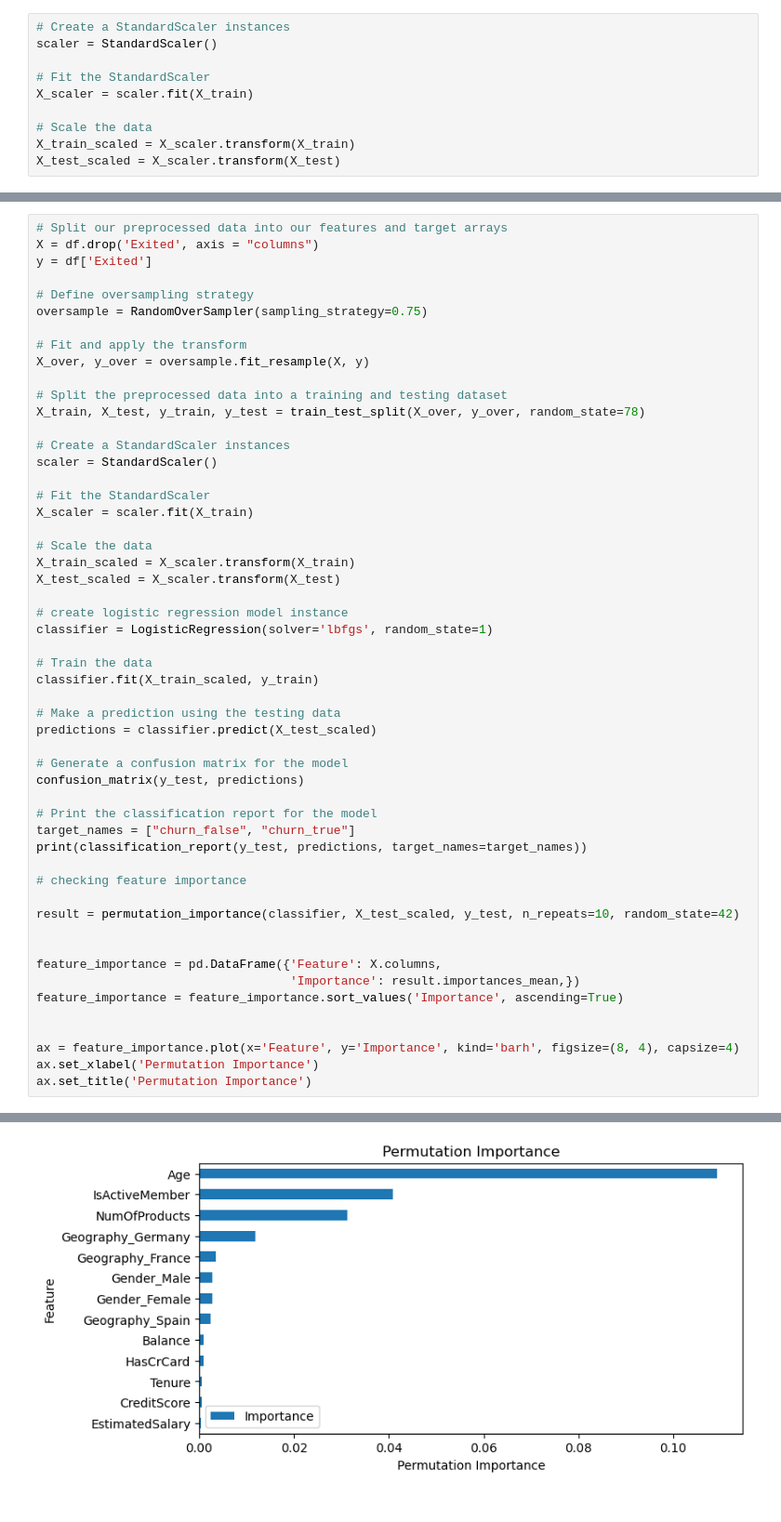
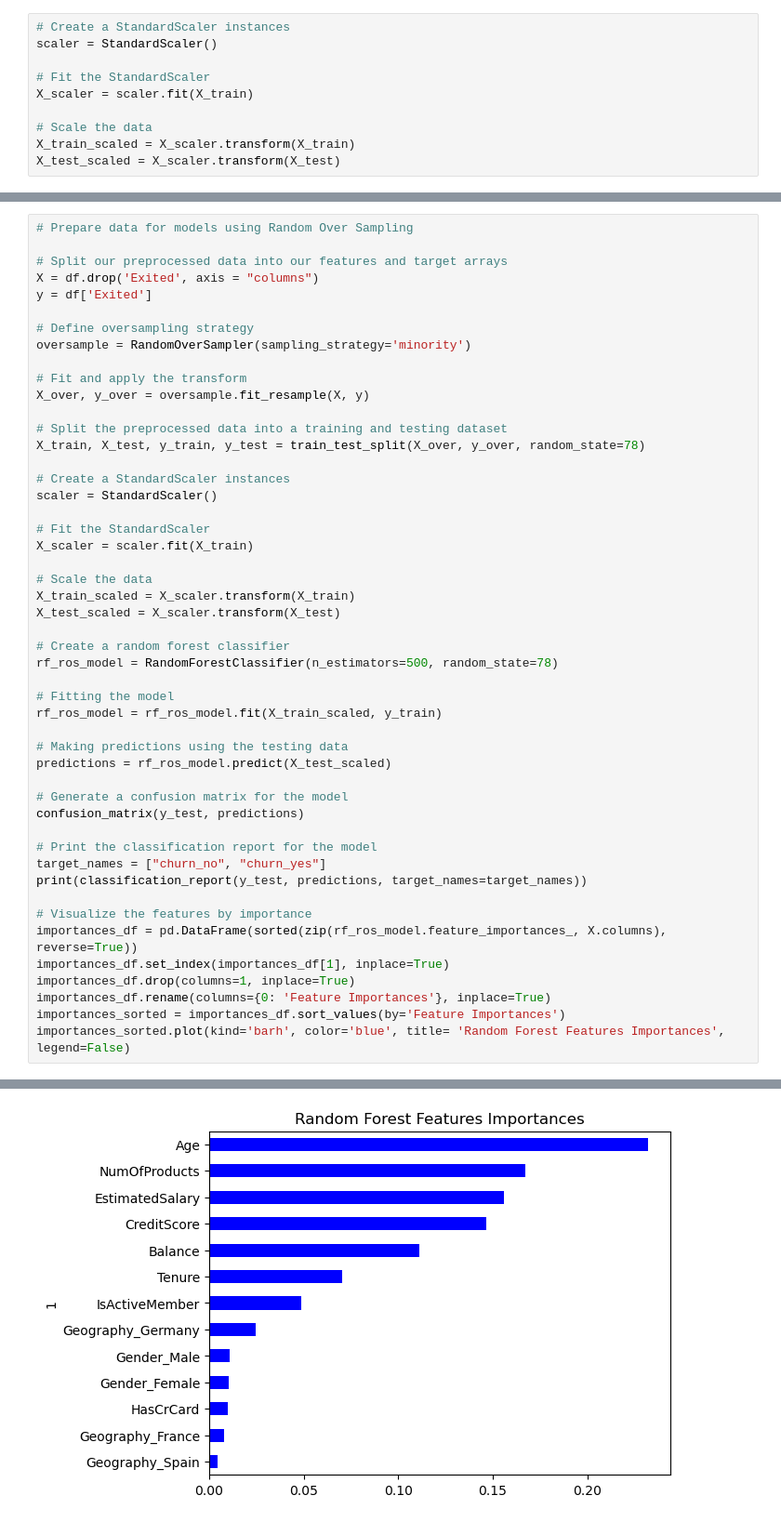
Before and after one commit to jlawrence16/project_four, a Jupyter notebook: Justin/etl_ml.ipynb, the cells around one changed output, grey strips where cells are left out. Shown: that part at 93% size. Saved outputs shown, nothing was run; the diff lists cells and outputs as text.

Commit message:
Updated code to only show best model

```diff
--- a/Justin/etl_ml.ipynb
+++ b/Justin/etl_ml.ipynb
@@ -177,10 +126,12 @@ Text(0.5, 1.0, 'Permutation Importance')
 # %%
+# Prepare data for models using Random Over Sampling
+
 # Split our preprocessed data into our features and target arrays
 X = df.drop('Exited', axis = "columns")
 y = df['Exited']
 
 # Define oversampling strategy
-oversample = RandomOverSampler(sampling_strategy=0.75)
+oversample = RandomOverSampler(sampling_strategy='minority')
 
 # Fit and apply the transform
 X_over, y_over = oversample.fit_resample(X, y)
@@ -198,35 +149,29 @@ X_scaler = scaler.fit(X_train)
 X_train_scaled = X_scaler.transform(X_train)
 X_test_scaled = X_scaler.transform(X_test)
 
-# create logistic regression model instance
-classifier = LogisticRegression(solver='lbfgs', random_state=1)
+# Create a random forest classifier
+rf_ros_model = RandomForestClassifier(n_estimators=500, random_state=78)
 
-# Train the data
-classifier.fit(X_train_scaled, y_train)
+# Fitting the model
+rf_ros_model = rf_ros_model.fit(X_train_scaled, y_train)
 
-# Make a prediction using the testing data
-predictions = classifier.predict(X_test_scaled)
+# Making predictions using the testing data
+predictions = rf_ros_model.predict(X_test_scaled)
 
 # Generate a confusion matrix for the model
 confusion_matrix(y_test, predictions)
 
 # Print the classification report for the model
-target_names = ["churn_false", "churn_true"]
+target_names = ["churn_no", "churn_yes"]
 print(classification_report(y_test, predictions, target_names=target_names))
 
-# checking feature importance
-
-result = permutation_importance(classifier, X_test_scaled, y_test, n_repeats=10, random_state=42)
-
-
-feature_importance = pd.DataFrame({'Feature': X.columns,
-                                   'Importance': result.importances_mean,})
-feature_importance = feature_importance.sort_values('Importance', ascending=True)
-
-
-ax = feature_importance.plot(x='Feature', y='Importance', kind='barh', figsize=(8, 4), capsize=4)
-ax.set_xlabel('Permutation Importance')
-ax.set_title('Permutation Importance')
+# Visualize the features by importance
+importances_df = pd.DataFrame(sorted(zip(rf_ros_model.feature_importances_, X.columns), reverse=True))
+importances_df.set_index(importances_df[1], inplace=True)
+importances_df.drop(columns=1, inplace=True)
+importances_df.rename(columns={0: 'Feature Importances'}, inplace=True)
+importances_sorted = importances_df.sort_values(by='Feature Importances')
+importances_sorted.plot(kind='barh', color='blue', title= 'Random Forest Features Importances', legend=False)
 # %% [output]
               precision    recall  f1-score   support
 
@@ -240 +185 @@ Text(0.5, 1.0, 'Permutation Importance')
-[figure, old version]
+[figure, new version]
```
Also changed, not shown: parts of 16 cells of this notebook.
